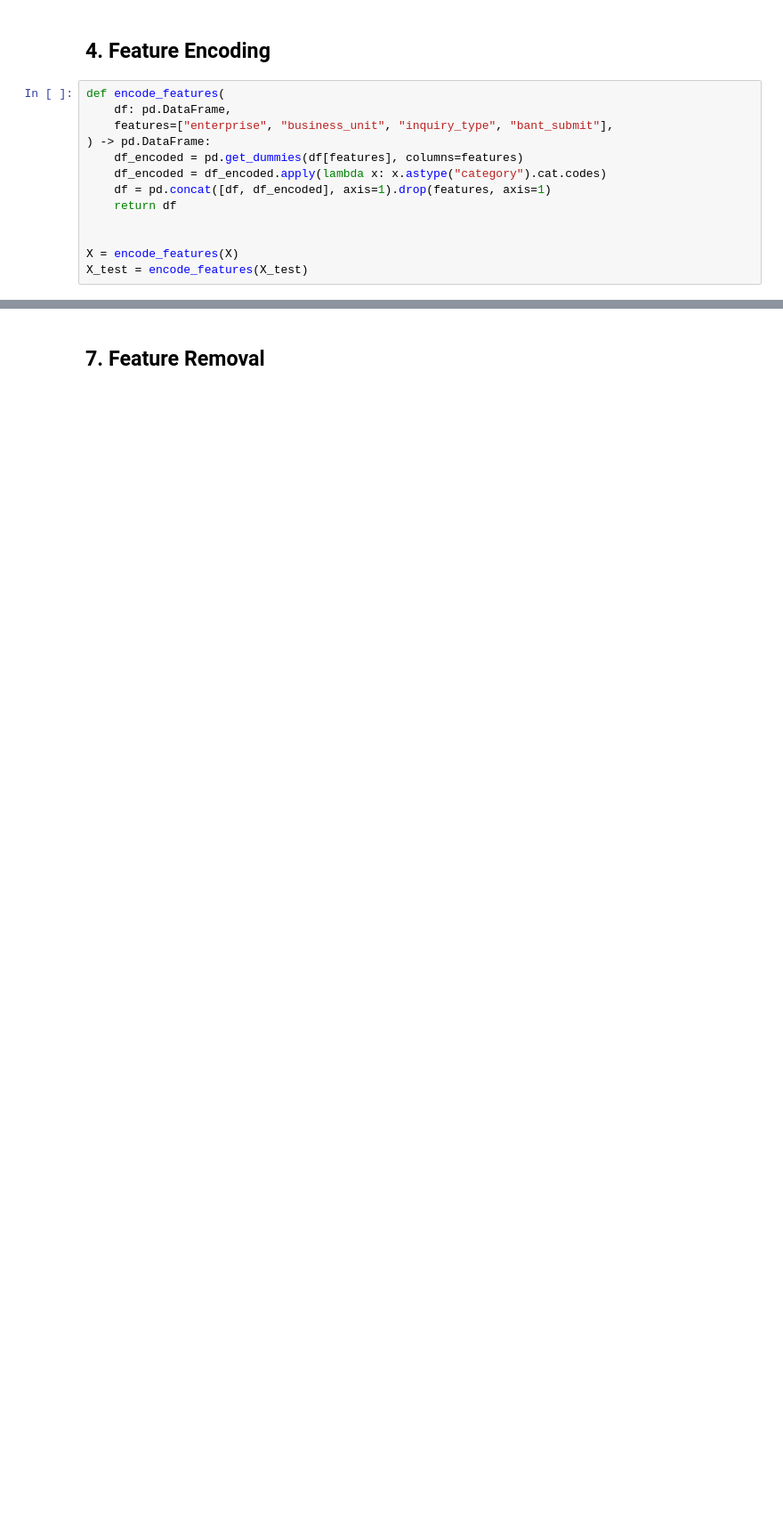
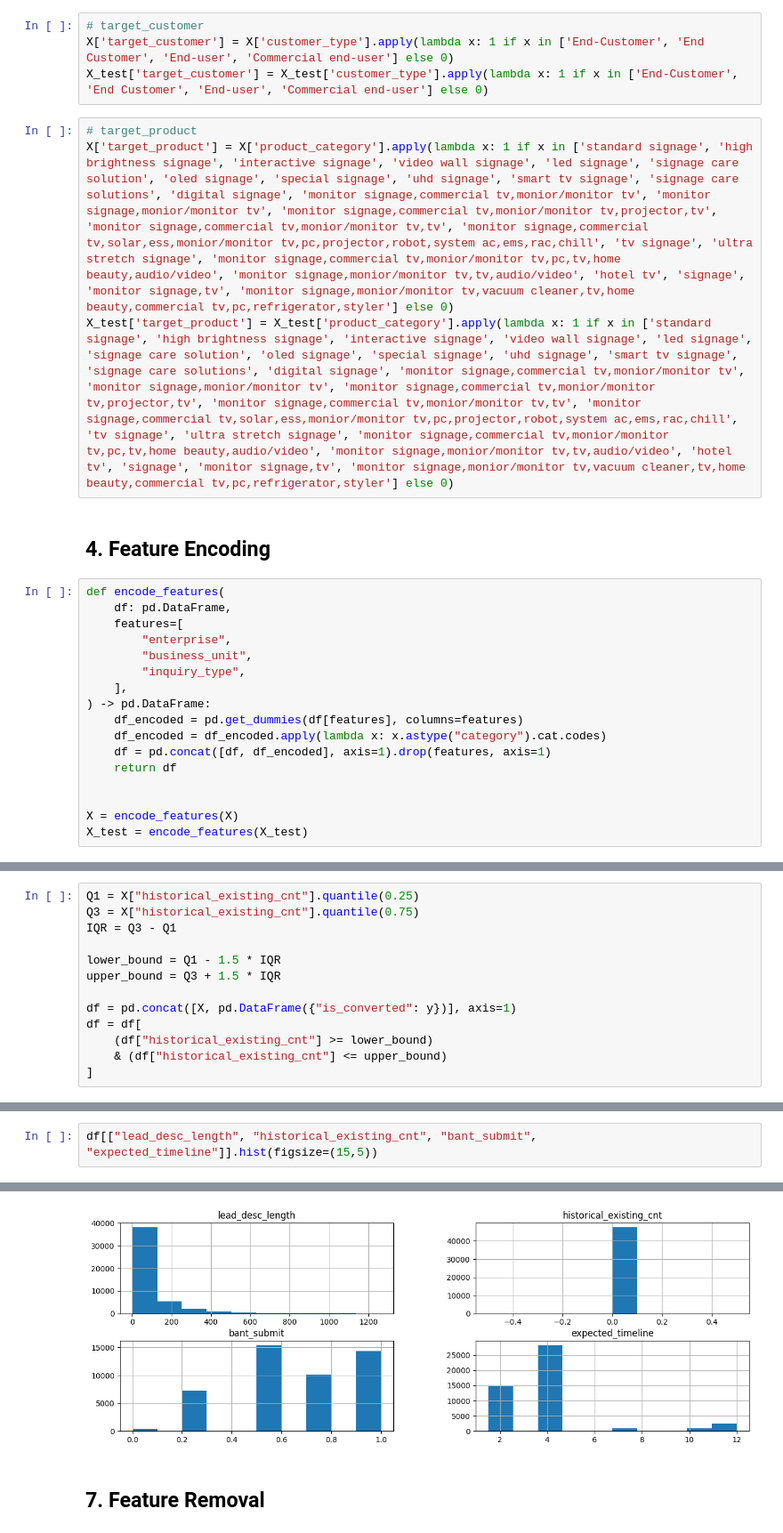
Before and after one commit to miny-genie/LG-Aimers-4th-Online-Hackathon, a Jupyter notebook: code.ipynb, the cells around one changed output, grey strips where cells are left out. Shown at 89% size. Drawn from its saved outputs; the diff is of its cells as text; blank space fills up the shorter version.

```diff
--- a/code.ipynb
+++ b/code.ipynb
@@ -152,9 +497,21 @@ X_test["lead_owner_target"] = X_test["lead_owner"].map(owner_target)
+# %%
+# target_customer
+X['target_customer'] = X['customer_type'].apply(lambda x: 1 if x in ['End-Customer', 'End Customer', 'End-user', 'Commercial end-user'] else 0)
+X_test['target_customer'] = X_test['customer_type'].apply(lambda x: 1 if x in ['End-Customer', 'End Customer', 'End-user', 'Commercial end-user'] else 0)
+# %%
+# target_product
+X['target_product'] = X['product_category'].apply(lambda x: 1 if x in ['standard signage', 'high brightness signage', 'interactive signage', 'video wall signage', 'led signage', 'signage care solution', 'oled signage', 'special signage', 'uhd signage', 'smart tv signage', 'signage care solutions', 'digital signage', 'monitor signage,commercial tv,monior/monitor tv', 'monitor signage,monior/monitor tv', 'monitor signage,commercial tv,monior/monitor tv,projector,tv', 'monitor signage,commercial tv,monior/monitor tv,tv', 'monitor signage,commercial tv,solar,ess,monior/monitor tv,pc,projector,robot,system ac,ems,rac,chill', 'tv signage', 'ultra stretch signage', 'monitor signage,commercial tv,monior/monitor tv,pc,tv,home beauty,audio/video', 'monitor signage,monior/monitor tv,tv,audio/video', 'hotel tv', 'signage', 'monitor signage,tv', 'monitor signage,monior/monitor tv,vacuum cleaner,tv,home beauty,commercial tv,pc,refrigerator,styler'] else 0)
+X_test['target_product'] = X_test['product_category'].apply(lambda x: 1 if x in ['standard signage', 'high brightness signage', 'interactive signage', 'video wall signage', 'led signage', 'signage care solution', 'oled signage', 'special signage', 'uhd signage', 'smart tv signage', 'signage care solutions', 'digital signage', 'monitor signage,commercial tv,monior/monitor tv', 'monitor signage,monior/monitor tv', 'monitor signage,commercial tv,monior/monitor tv,projector,tv', 'monitor signage,commercial tv,monior/monitor tv,tv', 'monitor signage,commercial tv,solar,ess,monior/monitor tv,pc,projector,robot,system ac,ems,rac,chill', 'tv signage', 'ultra stretch signage', 'monitor signage,commercial tv,monior/monitor tv,pc,tv,home beauty,audio/video', 'monitor signage,monior/monitor tv,tv,audio/video', 'hotel tv', 'signage', 'monitor signage,tv', 'monitor signage,monior/monitor tv,vacuum cleaner,tv,home beauty,commercial tv,pc,refrigerator,styler'] else 0)
 # %% [markdown]
 ## 4. Feature Encoding
 # %%
 def encode_features(
     df: pd.DataFrame,
-    features=["enterprise", "business_unit", "inquiry_type", "bant_submit"],
+    features=[
+        "enterprise",
+        "business_unit",
+        "inquiry_type",
+    ],
 ) -> pd.DataFrame:
     df_encoded = pd.get_dummies(df[features], columns=features)
     df_encoded = df_encoded.apply(lambda x: x.astype("category").cat.codes)
@@ -167 +526,14 @@ X_test = encode_features(X_test)
+# %%
+Q1 = X["historical_existing_cnt"].quantile(0.25)
+Q3 = X["historical_existing_cnt"].quantile(0.75)
+IQR = Q3 - Q1
+
+lower_bound = Q1 - 1.5 * IQR
+upper_bound = Q3 + 1.5 * IQR
+
+df = pd.concat([X, pd.DataFrame({"is_converted": y})], axis=1)
+df = df[
+    (df["historical_existing_cnt"] >= lower_bound)
+    & (df["historical_existing_cnt"] <= upper_bound)
+]
 # %% [markdown]
@@ -187,0 +563,3 @@ X_test = column_transformer.transform(X_test)
+# %%
+df[["lead_desc_length", "historical_existing_cnt", "bant_submit", "expected_timeline"]].hist(figsize=(15,5))
+# %% [output]
@@ -188,3 +570,4 @@ X_test = column_transformer.transform(X_test)
+[figure, added]
 # %% [markdown]
 ## 7. Feature Removal
 # %%
```
Also changed, not shown: parts of 40 cells of this notebook.
